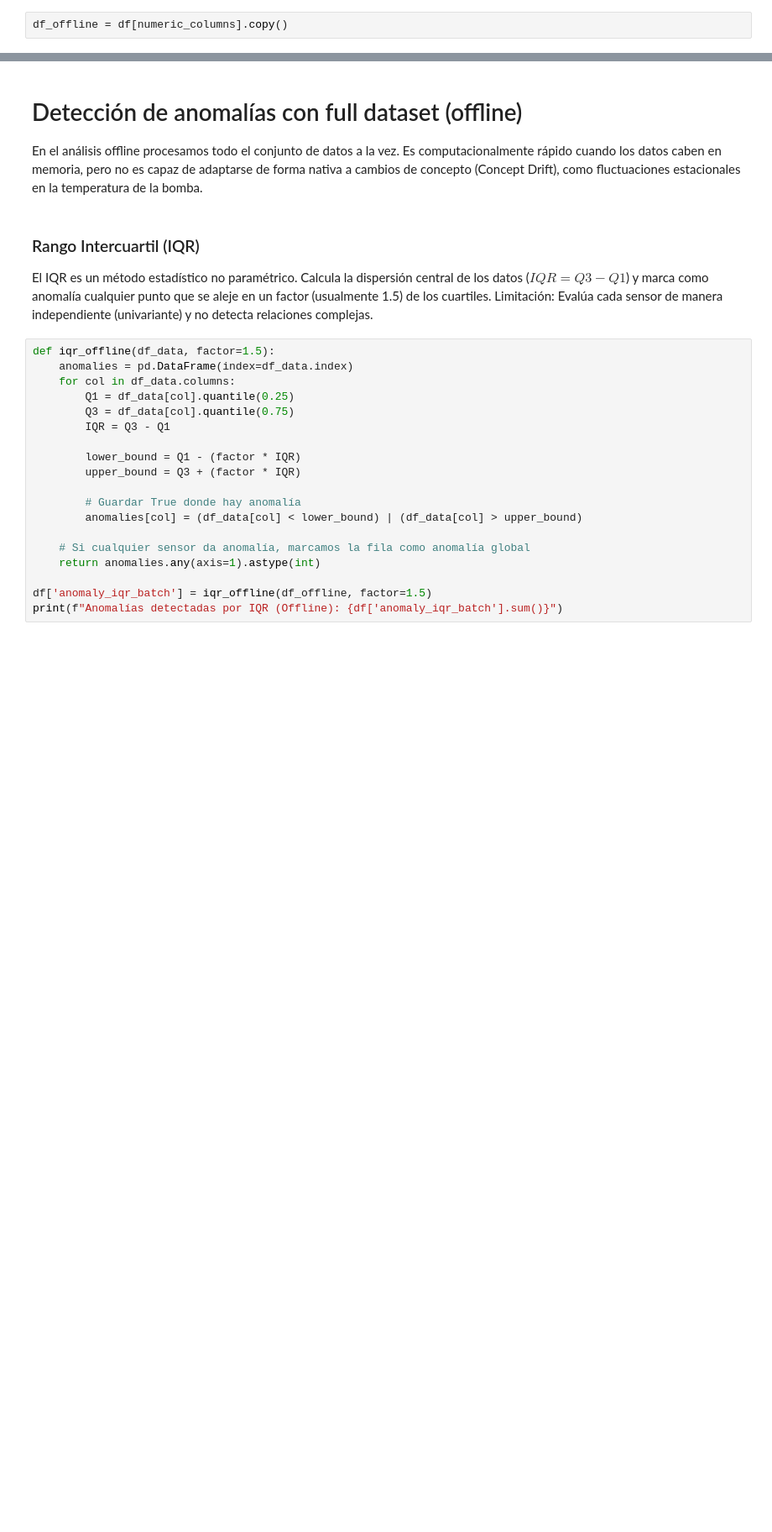
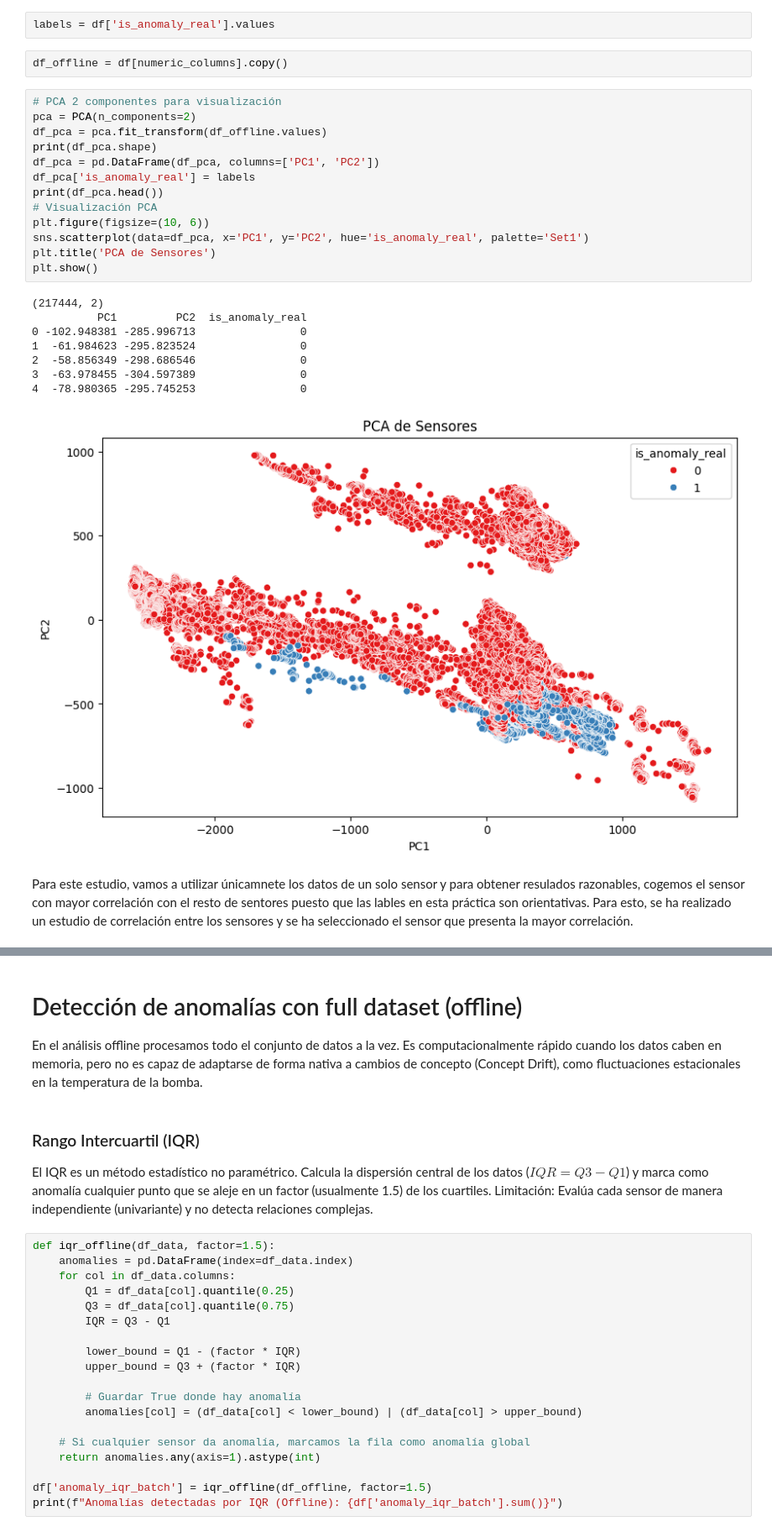
Before and after one commit to TheA-20/P2_Workflows_Outliers, a Jupyter notebook: practica2.ipynb, the cells around one changed output, grey strips where cells are left out. Shown at 84% size. Saved outputs shown, nothing was run; the diff lists cells and outputs as text; blank space fills up the shorter version.

```diff
--- a/practica2.ipynb
+++ b/practica2.ipynb
@@ -83,5 +85,31 @@ sensor_51          0
 machine_status     0
 is_anomaly_real    0
 dtype: int64
+# %%
+labels = df['is_anomaly_real'].values
 # %%
 df_offline = df[numeric_columns].copy()
+# %%
+# PCA 2 componentes para visualización
+pca = PCA(n_components=2)
+df_pca = pca.fit_transform(df_offline.values)
+print(df_pca.shape)
+df_pca = pd.DataFrame(df_pca, columns=['PC1', 'PC2'])
+df_pca['is_anomaly_real'] = labels
+print(df_pca.head())
+# Visualización PCA
+plt.figure(figsize=(10, 6))
+sns.scatterplot(data=df_pca, x='PC1', y='PC2', hue='is_anomaly_real', palette='Set1')
+plt.title('PCA de Sensores')
+plt.show()
+# %% [output]
+(217444, 2)
+          PC1         PC2  is_anomaly_real
+0 -102.948381 -285.996713                0
+1  -61.984623 -295.823524                0
+2  -58.856349 -298.686546                0
+3  -63.978455 -304.597389                0
+4  -78.980365 -295.745253                0
+[figure, added]
+# %% [markdown]
+Para este estudio, vamos a utilizar únicamnete los datos de un solo sensor y para obtener resulados razonables, cogemos el sensor con mayor correlación con el resto de sentores puesto que las lables en esta práctica son orientativas. Para esto, se ha realizado un estudio de correlación entre los sensores y se ha seleccionado el sensor que presenta la mayor correlación.
```
Also changed, not shown: parts of 18 cells of this notebook, 2 other files.
